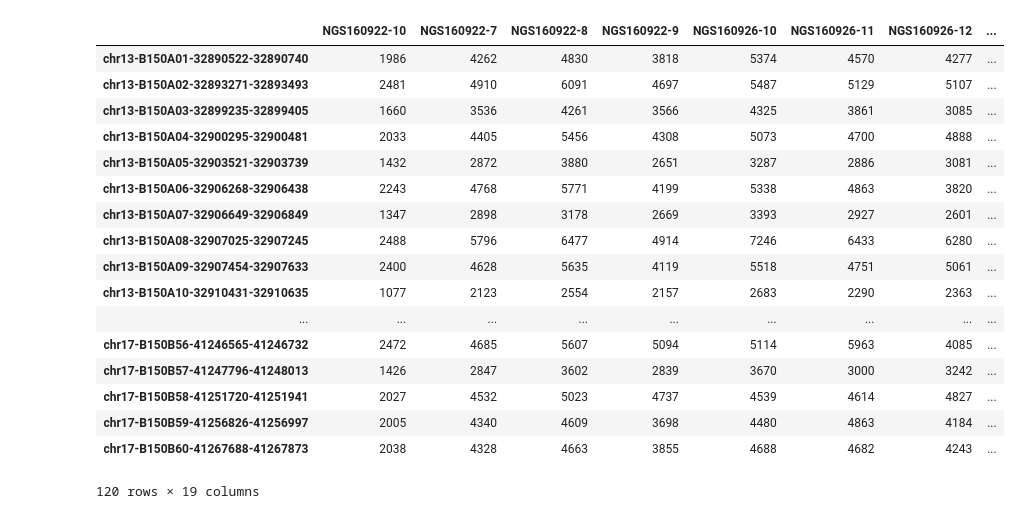
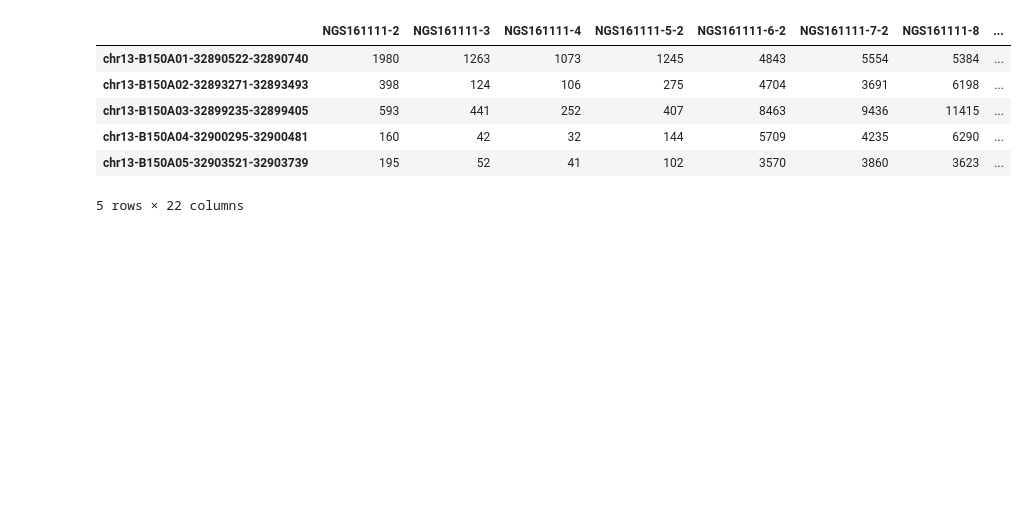
Before and after one commit to langerdan/weicongcong2, a Jupyter notebook: ipynb/BRCA_LargeDel_Analysis.ipynb, the cells around one changed output. Drawn from its saved outputs; the diff is of its cells as text; code cells hidden in the pictures; blank space fills up the shorter version.

```diff
--- a/ipynb/BRCA_LargeDel_Analysis.ipynb
+++ b/ipynb/BRCA_LargeDel_Analysis.ipynb
@@ -455,22 +11,48 @@ data_a_nb['021-D03_S16'].plot()
-# %%
-data_0930 = pd.DataFrame.from_csv(r'/Users/codeunsolved/TopgenData1/TopgenNGS/TopgenData/BRCA160930/reads_statistics-reads', header=0, sep='\t')
-data_0930
-# %% [output]
-|  | NGS160922-10 | NGS160922-7 | NGS160922-8 | NGS160922-9 | NGS160926-10 | NGS160926-11 | NGS160926-12 | ... |
-| chr13-B150A01-32890522-32890740 | 1986 | 4262 | 4830 | 3818 | 5374 | 4570 | 4277 | ... |
-| chr13-B150A02-32893271-32893493 | 2481 | 4910 | 6091 | 4697 | 5487 | 5129 | 5107 | ... |
-| chr13-B150A03-32899235-32899405 | 1660 | 3536 | 4261 | 3566 | 4325 | 3861 | 3085 | ... |
-| chr13-B150A04-32900295-32900481 | 2033 | 4405 | 5456 | 4308 | 5073 | 4700 | 4888 | ... |
-| chr13-B150A05-32903521-32903739 | 1432 | 2872 | 3880 | 2651 | 3287 | 2886 | 3081 | ... |
-| chr13-B150A06-32906268-32906438 | 2243 | 4768 | 5771 | 4199 | 5338 | 4863 | 3820 | ... |
-| chr13-B150A07-32906649-32906849 | 1347 | 2898 | 3178 | 2669 | 3393 | 2927 | 2601 | ... |
-| chr13-B150A08-32907025-32907245 | 2488 | 5796 | 6477 | 4914 | 7246 | 6433 | 6280 | ... |
-| chr13-B150A09-32907454-32907633 | 2400 | 4628 | 5635 | 4119 | 5518 | 4751 | 5061 | ... |
-| chr13-B150A10-32910431-32910635 | 1077 | 2123 | 2554 | 2157 | 2683 | 2290 | 2363 | ... |
-| ... | ... | ... | ... | ... | ... | ... | ... | ... |
-| chr17-B150B56-41246565-41246732 | 2472 | 4685 | 5607 | 5094 | 5114 | 5963 | 4085 | ... |
-| chr17-B150B57-41247796-41248013 | 1426 | 2847 | 3602 | 2839 | 3670 | 3000 | 3242 | ... |
-| chr17-B150B58-41251720-41251941 | 2027 | 4532 | 5023 | 4737 | 4539 | 4614 | 4827 | ... |
-| chr17-B150B59-41256826-41256997 | 2005 | 4340 | 4609 | 3698 | 4480 | 4863 | 4184 | ... |
-| chr17-B150B60-41267688-41267873 | 2038 | 4328 | 4663 | 3855 | 4688 | 4682 | 4243 | ... |
-120 rows × 19 columns
+# %%
+def fig_3d(d, n):
+    p_data = [
+        go.Surface(
+            z=d.as_matrix()
+        )
+    ]
+
+    layout = go.Layout(
+        title=n,
+        autosize=False,
+        width=500,
+        height=500,
+        margin=dict(l=65, r=50, b=65, t=90)
+    )
+    return go.Figure(data=p_data, layout=layout)
+
+def get_reads_data(run):
+    run_data = {}
+    dir_data = os.path.join(os.path.join('/Users/codeunsolved/NGS/Topgen-Dashboard/data', 'BRCA%s' % run), 'sample_cover')
+    for sample in os.listdir(dir_data):
+        dir_sample = os.path.join(dir_data, sample)
+        if os.path.isdir(dir_sample):
+            path_sdp = os.path.join(dir_sample, 'sample_data_pointer.json')
+            with open(path_sdp, 'rb') as sdp:
+                run_data[sample] = json.loads(sdp.read())['frag_reads']
+    return pd.DataFrame(run_data)
+
+def norm_data(d, option='double'):
+    if option == 'by_s':
+        return (d - d.min())/(d.max() - d.min())
+    elif option == 'by_a':
+        return norm_data(d.T, option='by_s').T
+    elif option == 'double':
+        return norm_data(norm_data(d, 'by_s'), 'by_a')
+    else:
+        raise Exception("Unknown Option: %s" % option)
+# %%
+data = get_reads_data(161116)
+data.head()
+# %% [output]
+|  | NGS161111-2 | NGS161111-3 | NGS161111-4 | NGS161111-5-2 | NGS161111-6-2 | NGS161111-7-2 | NGS161111-8 | ... |
+| chr13-B150A01-32890522-32890740 | 1980 | 1263 | 1073 | 1245 | 4843 | 5554 | 5384 | ... |
+| chr13-B150A02-32893271-32893493 | 398 | 124 | 106 | 275 | 4704 | 3691 | 6198 | ... |
+| chr13-B150A03-32899235-32899405 | 593 | 441 | 252 | 407 | 8463 | 9436 | 11415 | ... |
+| chr13-B150A04-32900295-32900481 | 160 | 42 | 32 | 144 | 5709 | 4235 | 6290 | ... |
+| chr13-B150A05-32903521-32903739 | 195 | 52 | 41 | 102 | 3570 | 3860 | 3623 | ... |
+5 rows × 22 columns
```
Also changed, not shown: parts of 29 cells of this notebook, 28 other files.
